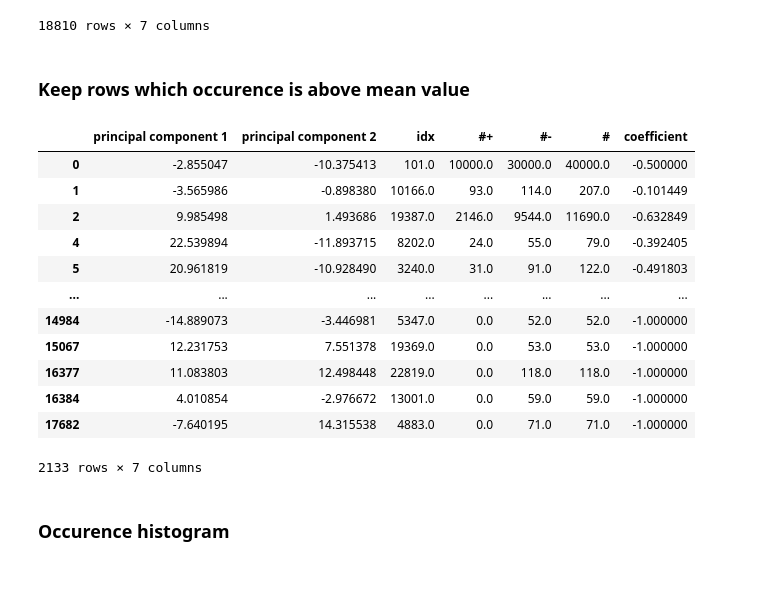
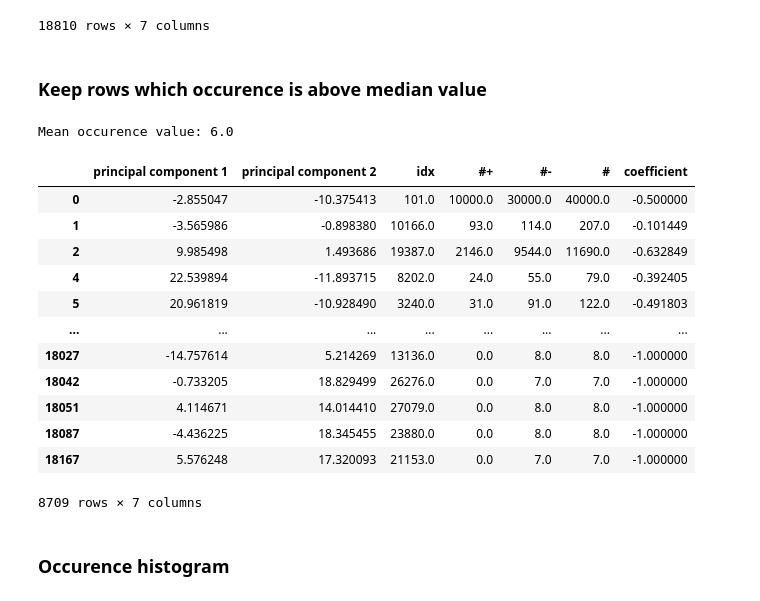
Before and after one commit to gianlucagiudice/irony-detection, a Jupyter notebook: notebooks/pca_plot.ipynb, the cells around one changed output. Drawn from its saved outputs; the diff is of its cells as text; code cells hidden in the pictures.

```diff
--- a/notebooks/pca_plot.ipynb
+++ b/notebooks/pca_plot.ipynb
@@ -24,24 +24,26 @@ df
 | 18809 | 8.732453 | 7.900989 | 19138.0 | 0.0 | 1.0 | 1.0 | -1.000000 |
 18810 rows × 7 columns
 # %% [markdown]
-### Keep rows which occurence is above mean value
+### Keep rows which occurence is above median value
-# %%
-df = df[df['#']>df['#'].mean()]
-df
-# %% [output]
-|  | principal component 1 | principal component 2 | idx | #+ | #- | # | coefficient |
-| 0 | -2.855047 | -10.375413 | 101.0 | 10000.0 | 30000.0 | 40000.0 | -0.500000 |
-| 1 | -3.565986 | -0.898380 | 10166.0 | 93.0 | 114.0 | 207.0 | -0.101449 |
-| 2 | 9.985498 | 1.493686 | 19387.0 | 2146.0 | 9544.0 | 11690.0 | -0.632849 |
-| 4 | 22.539894 | -11.893715 | 8202.0 | 24.0 | 55.0 | 79.0 | -0.392405 |
-| 5 | 20.961819 | -10.928490 | 3240.0 | 31.0 | 91.0 | 122.0 | -0.491803 |
-| ... | ... | ... | ... | ... | ... | ... | ... |
-| 14984 | -14.889073 | -3.446981 | 5347.0 | 0.0 | 52.0 | 52.0 | -1.000000 |
-| 15067 | 12.231753 | 7.551378 | 19369.0 | 0.0 | 53.0 | 53.0 | -1.000000 |
-| 16377 | 11.083803 | 12.498448 | 22819.0 | 0.0 | 118.0 | 118.0 | -1.000000 |
-| 16384 | 4.010854 | -2.976672 | 13001.0 | 0.0 | 59.0 | 59.0 | -1.000000 |
-| 17682 | -7.640195 | 14.315538 | 4883.0 | 0.0 | 71.0 | 71.0 | -1.000000 |
-2133 rows × 7 columns
+# %%
+print('Mean occurence value: {}'.format(df['#'].median()))
+df = df[df['#']>df['#'].median()]
+df
+# %% [output]
+Mean occurence value: 6.0
+|  | principal component 1 | principal component 2 | idx | #+ | #- | # | coefficient |
+| 0 | -2.855047 | -10.375413 | 101.0 | 10000.0 | 30000.0 | 40000.0 | -0.500000 |
+| 1 | -3.565986 | -0.898380 | 10166.0 | 93.0 | 114.0 | 207.0 | -0.101449 |
+| 2 | 9.985498 | 1.493686 | 19387.0 | 2146.0 | 9544.0 | 11690.0 | -0.632849 |
+| 4 | 22.539894 | -11.893715 | 8202.0 | 24.0 | 55.0 | 79.0 | -0.392405 |
+| 5 | 20.961819 | -10.928490 | 3240.0 | 31.0 | 91.0 | 122.0 | -0.491803 |
+| ... | ... | ... | ... | ... | ... | ... | ... |
+| 18027 | -14.757614 | 5.214269 | 13136.0 | 0.0 | 8.0 | 8.0 | -1.000000 |
+| 18042 | -0.733205 | 18.829499 | 26276.0 | 0.0 | 7.0 | 7.0 | -1.000000 |
+| 18051 | 4.114671 | 14.014410 | 27079.0 | 0.0 | 8.0 | 8.0 | -1.000000 |
+| 18087 | -4.436225 | 18.345455 | 23880.0 | 0.0 | 8.0 | 8.0 | -1.000000 |
+| 18167 | 5.576248 | 17.320093 | 21153.0 | 0.0 | 7.0 | 7.0 | -1.000000 |
+8709 rows × 7 columns
 # %% [markdown]
 ### Occurence histogram
 # %%
```
Also changed, not shown: parts of 5 cells of this notebook.
